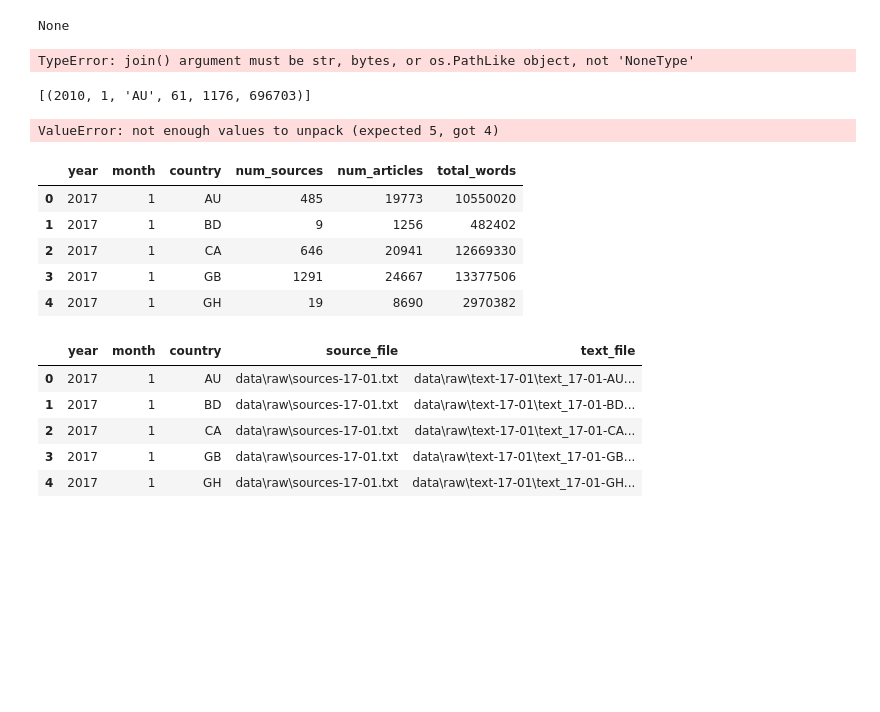
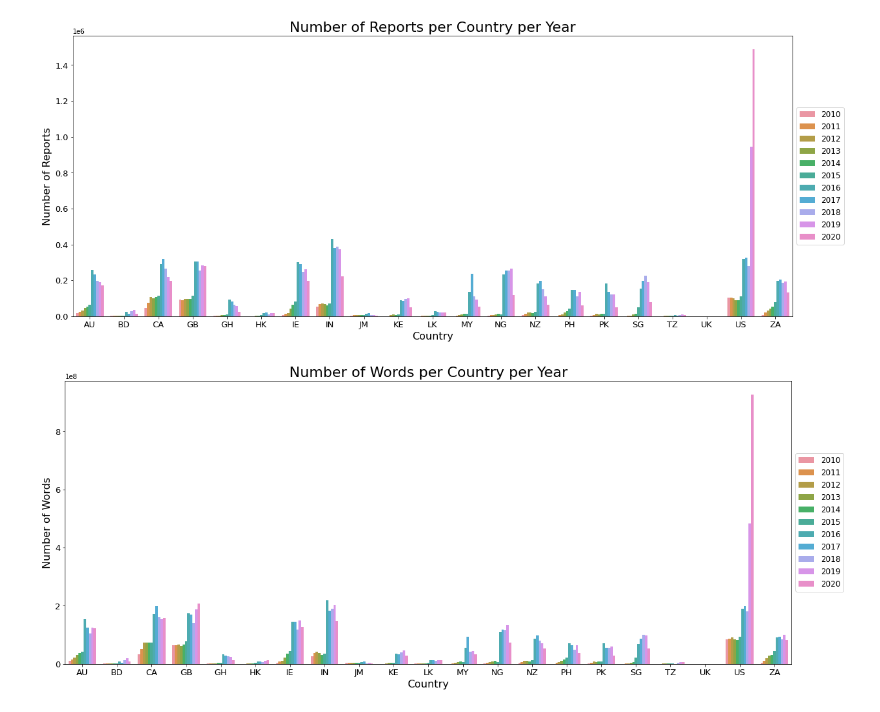
Before and after one commit to mbmackenzie/peace-speech-project, a Jupyter notebook: Clean Text Files.ipynb, the cells around one changed output. Cells and saved outputs as stored; diff of their text form; code cells hidden in the pictures; blank space fills up the shorter version.

```diff
--- a/Clean Text Files.ipynb
+++ b/Clean Text Files.ipynb
@@ -99,55 +96,45 @@ The autoreload extension is already loaded. To reload it, use:
-# %%
-summary_stats.append((year, month, country, *utils.get_basic_summary_stats(df)))
-
-text_file_path = utils.get_text_file_path(text_folders, year, month, country)
-file_lookup.append((year, month, country, sources_file, text_file_path))
-
-articles = df.merge(utils.read_text_file(text_file_path), on="id", how="outer").sample(10, replace=True)
-articles.apply(utils.export_report, axis=1, path=utils.CLEAN_DATA_FOLDER)
-# %% [output]
-None
-TypeError: join() argument must be str, bytes, or os.PathLike object, not 'NoneType'
-# %%
-summary_stats
-# %% [output]
-[(2010, 1, 'AU', 61, 1176, 696703)]
-# %%
-text_file_path = utils.get_text_file_path(text_folders, year, month, country)
-# %% [output]
-ValueError: not enough values to unpack (expected 5, got 4)
-# %%
-summary_stats_df.head()
-# %% [output]
-|  | year | month | country | num_sources | num_articles | total_words |
-| 0 | 2017 | 1 | AU | 485 | 19773 | 10550020 |
-| 1 | 2017 | 1 | BD | 9 | 1256 | 482402 |
-| 2 | 2017 | 1 | CA | 646 | 20941 | 12669330 |
-| 3 | 2017 | 1 | GB | 1291 | 24667 | 13377506 |
-| 4 | 2017 | 1 | GH | 19 | 8690 | 2970382 |
-# %%
-file_lookup_df.head()
-# %% [output]
-|  | year | month | country | source_file | text_file |
-| 0 | 2017 | 1 | AU | data\raw\sources-17-01.txt | data\raw\text-17-01\text_17-01-AU... |
-| 1 | 2017 | 1 | BD | data\raw\sources-17-01.txt | data\raw\text-17-01\text_17-01-BD... |
-| 2 | 2017 | 1 | CA | data\raw\sources-17-01.txt | data\raw\text-17-01\text_17-01-CA... |
-| 3 | 2017 | 1 | GB | data\raw\sources-17-01.txt | data\raw\text-17-01\text_17-01-GB... |
-| 4 | 2017 | 1 | GH | data\raw\sources-17-01.txt | data\raw\text-17-01\text_17-01-GH... |
+# %%
+summary_stats_df = pd.DataFrame(summary_stats, columns=["year", "month", "country", "num_sources", "num_articles", "total_words"])
+summary_stats_df.to_csv("data/summary_stats.csv", index=False)
+
+file_lookup_df = pd.DataFrame(file_lookup, columns=["year", "month", "country", "source_file", "text_file", "success"])
+file_lookup_df.to_csv("data/file_lookup.csv", index=False)
+# %%
+summary_by_country_by_year = summary_stats_df.groupby(["country", "year"])
+summary_by_country_by_year = summary_by_country_by_year[["num_sources", "num_articles", "total_words"]]
+summary_by_country_by_year = summary_by_country_by_year.sum().reset_index()
+
+fig, ax = plt.subplots(figsize=(20, 8))
+sns.barplot(
+    x="country",
+    y="num_articles",
+    hue="year",
+    data=summary_by_country_by_year,
+    ax=ax
+)
+
+ax.set_xlabel("Country", fontsize=16)
+ax.set_ylabel("Number of Reports", fontsize=16)
+ax.set_title("Number of Reports per Country per Year", fontsize=22)
+
+ax.tick_params(axis='both', which='major', labelsize=13)
+ax.legend(loc='center left', bbox_to_anchor=(1, 0.5), fontsize=12);
+# %% [output]
+[figure, added]
 # %%
-groups = reporuniquegroupby(["country", "year"]).id.count().to_frame().reset_index()
-
 fig, ax = plt.subplots(figsize=(20, 8))
 sns.barplot(
     x="country",
-    y="id",
+    y="total_words",
     hue="year",
-    data=groups,
+    data=summary_by_country_by_year,
     ax=ax
 )
-
 ax.set_xlabel("Country", fontsize=16)
-ax.set_ylabel("Number of Reports", fontsize=16)
-ax.set_title("Number of Reports per Country per Year", fontsize=22)
+ax.set_ylabel("Number of Words", fontsize=16)
+ax.set_title("Number of Words per Country per Year", fontsize=22)
 
 ax.tick_params(axis='both', which='major', labelsize=13)
 ax.legend(loc='center left', bbox_to_anchor=(1, 0.5), fontsize=12);
+# %% [output]
+[figure, added]
```
Also changed, not shown: parts of 25 cells of this notebook, 4 other files.
